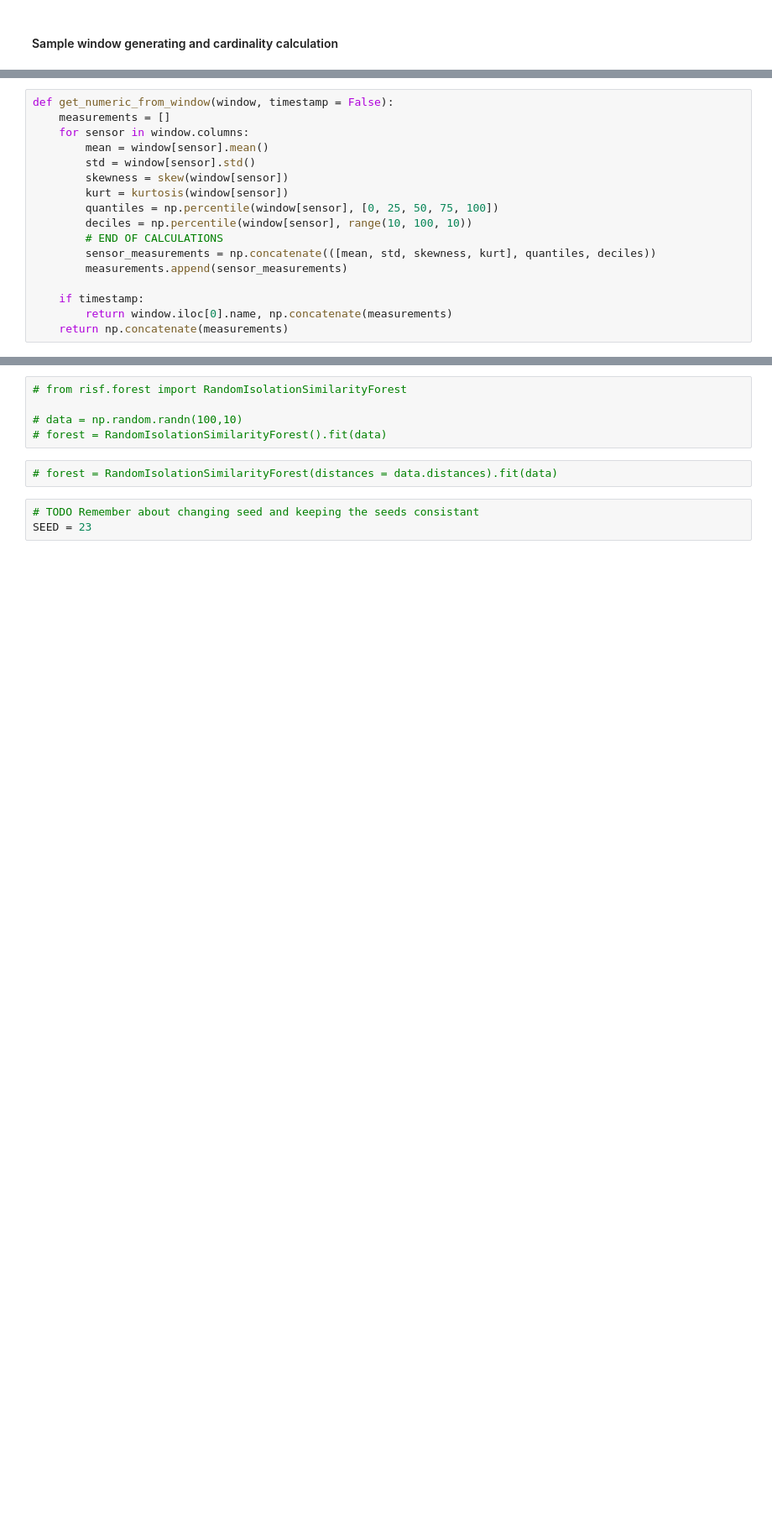
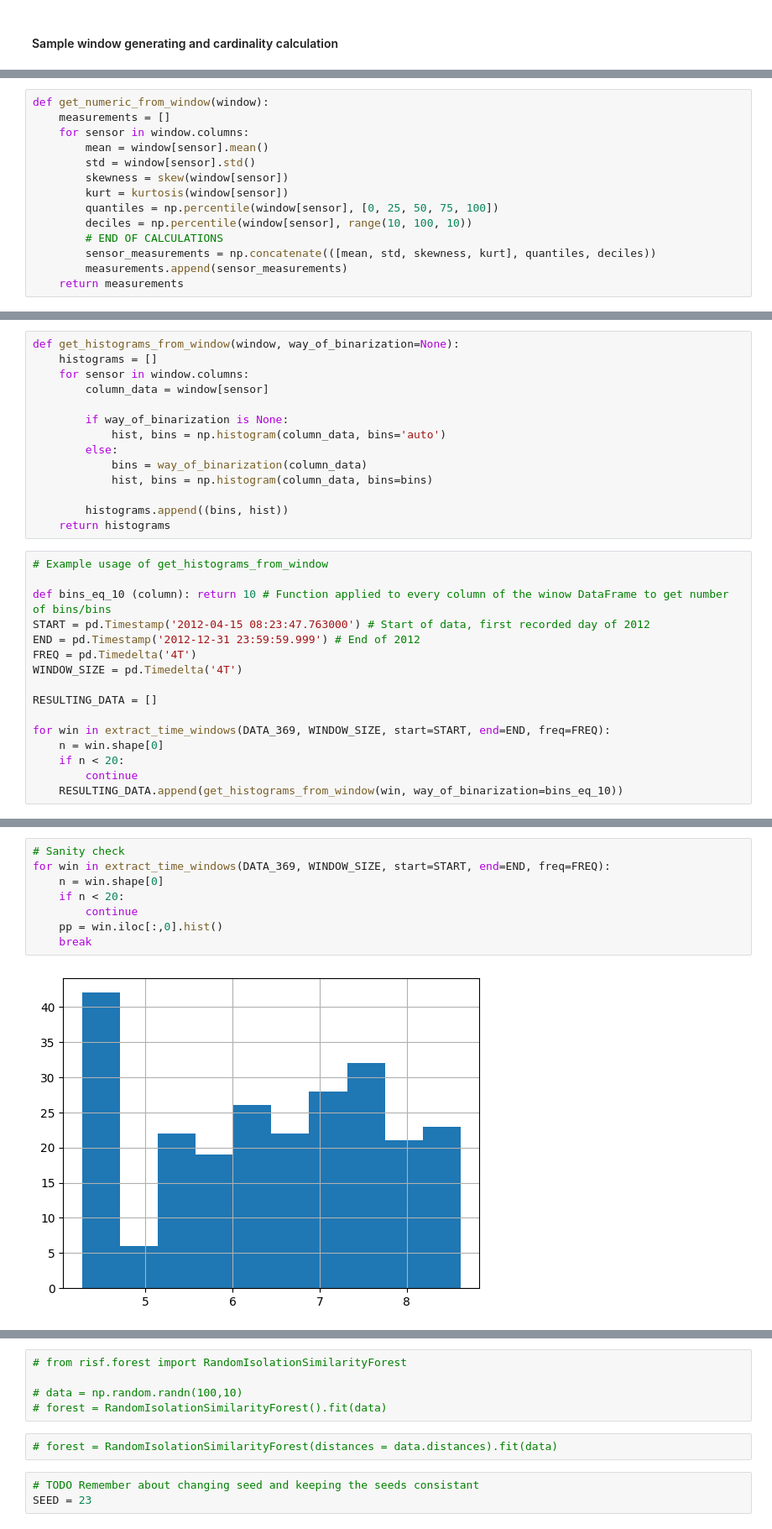
Before and after one commit to SebChw/RSIF, a Jupyter notebook: notebooks/case_study_v1.ipynb, the cells around one changed output, grey strips where cells are left out. Shown at 84% size. Cells and saved outputs as stored; diff of their text form; blank space fills up the shorter version.

Commit message:
Add: Functions for representation calculation

```diff
--- a/notebooks/case_study_v1.ipynb
+++ b/notebooks/case_study_v1.ipynb
@@ -159,5 +161,5 @@ plt.show()
 # %%
-def get_numeric_from_window(window, timestamp = False):
+def get_numeric_from_window(window):
     measurements = []
     for sensor in window.columns:
         mean = window[sensor].mean()
@@ -169,9 +171,6 @@ def get_numeric_from_window(window, timestamp = False):
         # END OF CALCULATIONS
         sensor_measurements = np.concatenate(([mean, std, skewness, kurt], quantiles, deciles))
         measurements.append(sensor_measurements)
-
-    if timestamp:
-        return window.iloc[0].name, np.concatenate(measurements)
-    return np.concatenate(measurements)
+    return measurements
 # %%
 # Example usage of get_numeric_from_window
@@ -198,0 +229,30 @@ RESULTING_DATA.shape
+# %%
+def get_histograms_from_window(window, way_of_binarization=None):
+    histograms = []
+    for sensor in window.columns:
+        column_data = window[sensor]
+
+        if way_of_binarization is None:
+            hist, bins = np.histogram(column_data, bins='auto')
+        else:
+            bins = way_of_binarization(column_data)
+            hist, bins = np.histogram(column_data, bins=bins)
+
+        histograms.append((bins, hist))
+    return histograms
+# %%
+# Example usage of get_histograms_from_window
+
+def bins_eq_10 (column): return 10 # Function applied to every column of the winow DataFrame to get number of bins/bins
+START = pd.Timestamp('2012-04-15 08:23:47.763000') # Start of data, first recorded day of 2012
+END = pd.Timestamp('2012-12-31 23:59:59.999') # End of 2012
+FREQ = pd.Timedelta('4T')
+WINDOW_SIZE = pd.Timedelta('4T')
+
+RESULTING_DATA = []
+
+for win in extract_time_windows(DATA_369, WINDOW_SIZE, start=START, end=END, freq=FREQ):
+    n = win.shape[0]
+    if n < 20:
+        continue
+    RESULTING_DATA.append(get_histograms_from_window(win, way_of_binarization=bins_eq_10))
@@ -198,0 +269,10 @@ RESULTING_DATA.shape
+# %%
+# Sanity check
+for win in extract_time_windows(DATA_369, WINDOW_SIZE, start=START, end=END, freq=FREQ):
+    n = win.shape[0]
+    if n < 20:
+        continue
+    pp = win.iloc[:,0].hist()
+    break
+# %% [output]
+[figure, added]
```
Also changed, not shown: parts of 43 cells of this notebook.
